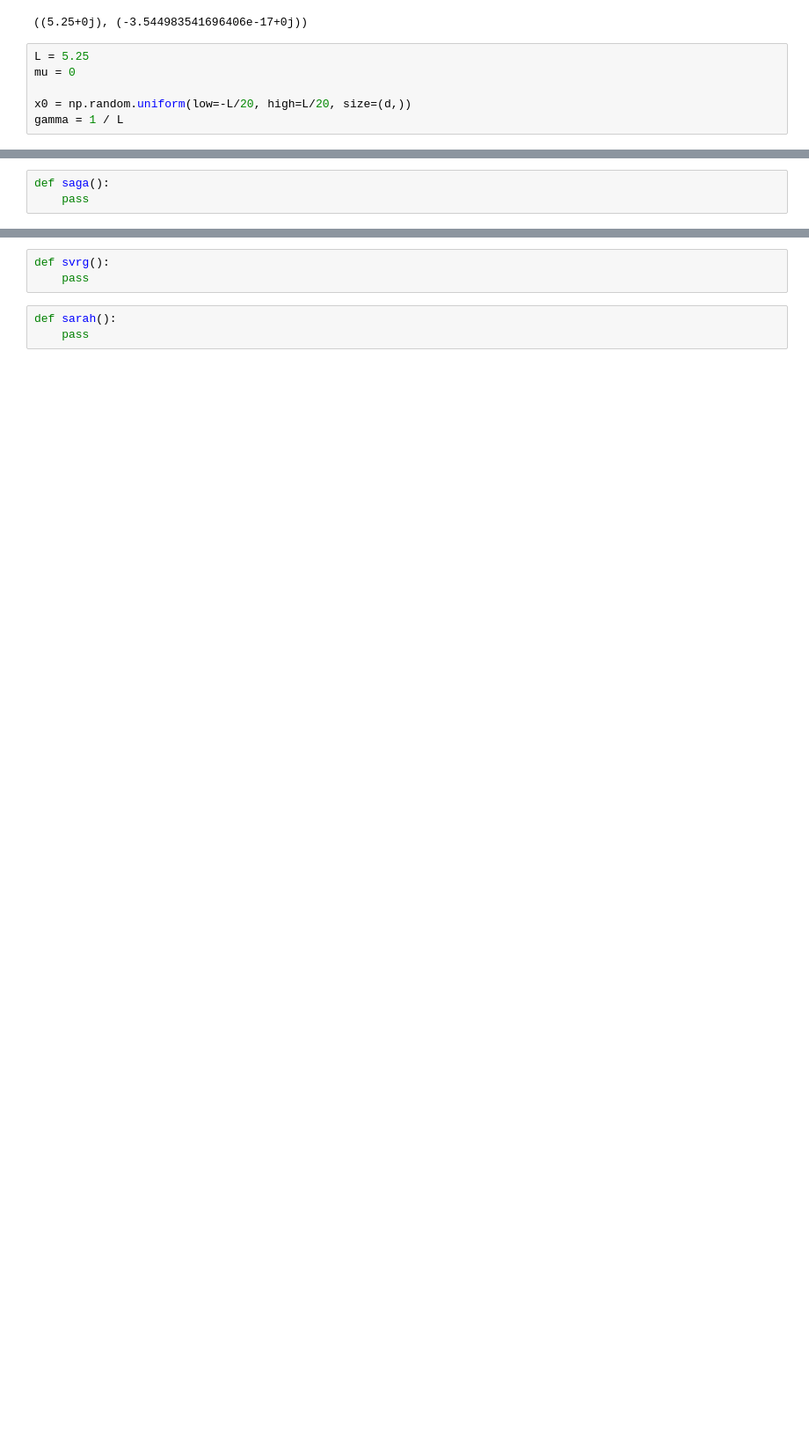
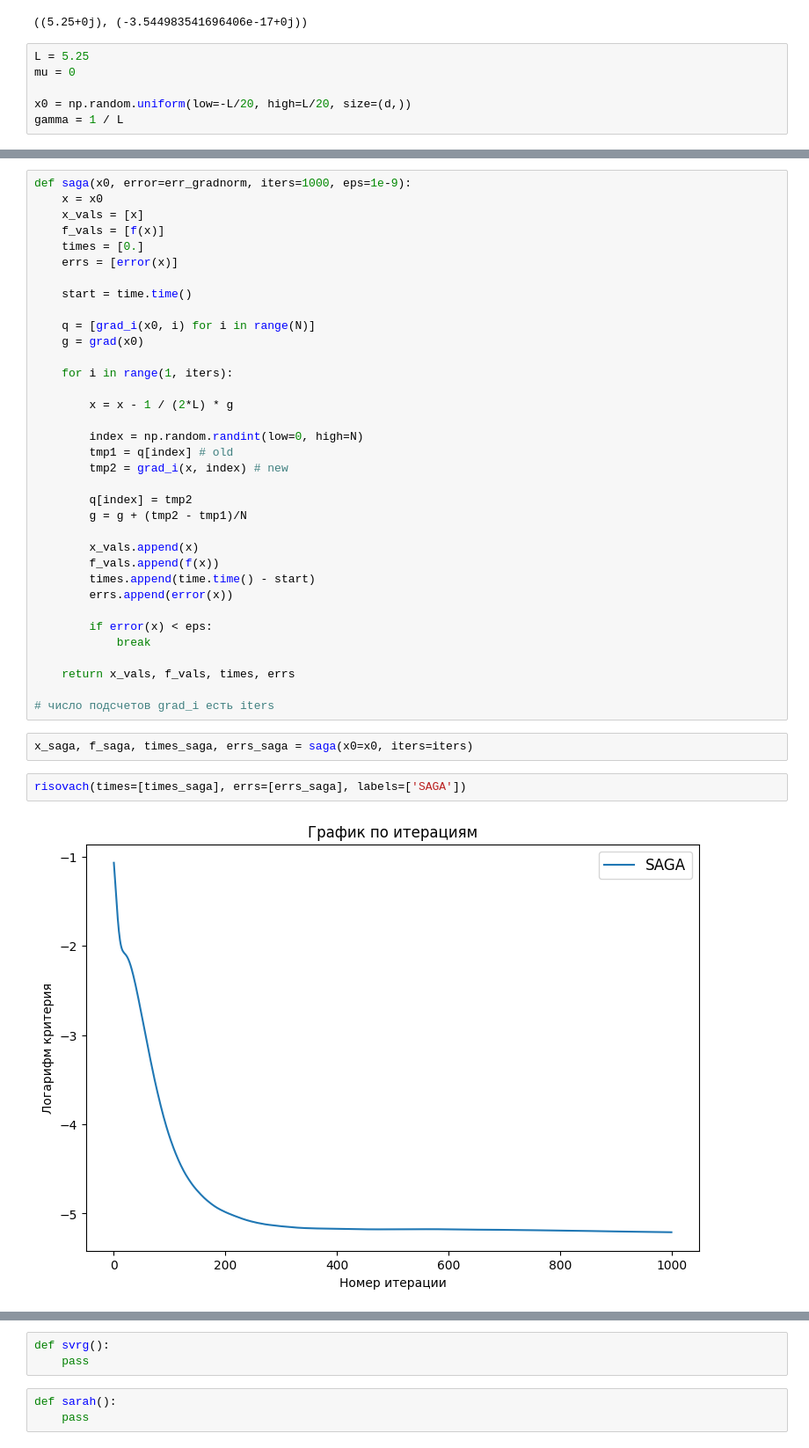
Before and after one commit to featztex/optimization, a Jupyter notebook: hw/Emelyanov_HW_5.ipynb, the cells around one changed output, grey strips where cells are left out. Shown: that part at 88% size. Saved outputs shown, nothing was run; the diff lists cells and outputs as text; blank space fills up the shorter version.

```diff
--- a/hw/Emelyanov_HW_5.ipynb
+++ b/hw/Emelyanov_HW_5.ipynb
@@ -284,3 +281,41 @@ risovach(times=[times_sgd_1, times_sgd_5, times_sgd_20], errs=[errs_sgd_1, errs_
 # %%
-def saga():
-    pass
+def saga(x0, error=err_gradnorm, iters=1000, eps=1e-9):
+    x = x0
+    x_vals = [x]
+    f_vals = [f(x)]
+    times = [0.]
+    errs = [error(x)]
+
+    start = time.time()
+
+    q = [grad_i(x0, i) for i in range(N)]
+    g = grad(x0)
+
+    for i in range(1, iters):
+
+        x = x - 1 / (2*L) * g
+
+        index = np.random.randint(low=0, high=N)
+        tmp1 = q[index] # old
+        tmp2 = grad_i(x, index) # new
+
+        q[index] = tmp2
+        g = g + (tmp2 - tmp1)/N
+
+        x_vals.append(x)
+        f_vals.append(f(x))
+        times.append(time.time() - start)
+        errs.append(error(x))
+
+        if error(x) < eps:
+            break
+
+    return x_vals, f_vals, times, errs
+
+# число подсчетов grad_i есть iters
+# %%
+x_saga, f_saga, times_saga, errs_saga = saga(x0=x0, iters=iters)
+# %%
+risovach(times=[times_saga], errs=[errs_saga], labels=['SAGA'])
+# %% [output]
+[figure, added]
```
Also changed, not shown: parts of 21 cells of this notebook.
